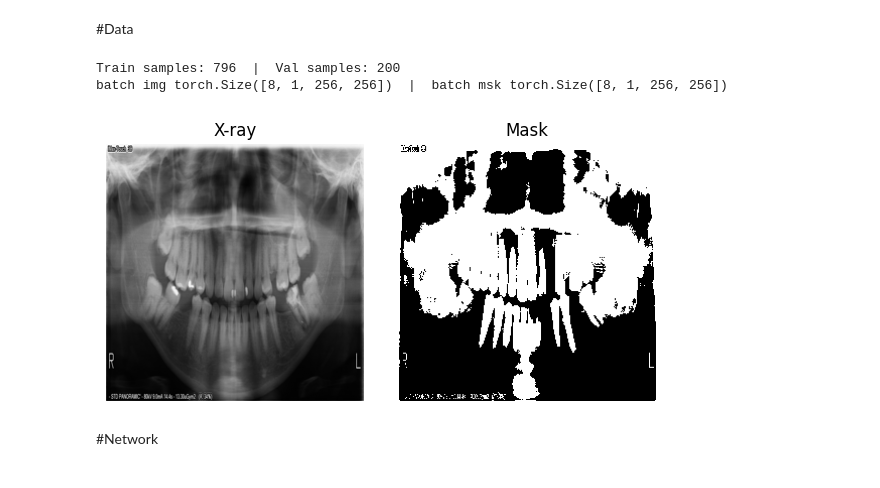
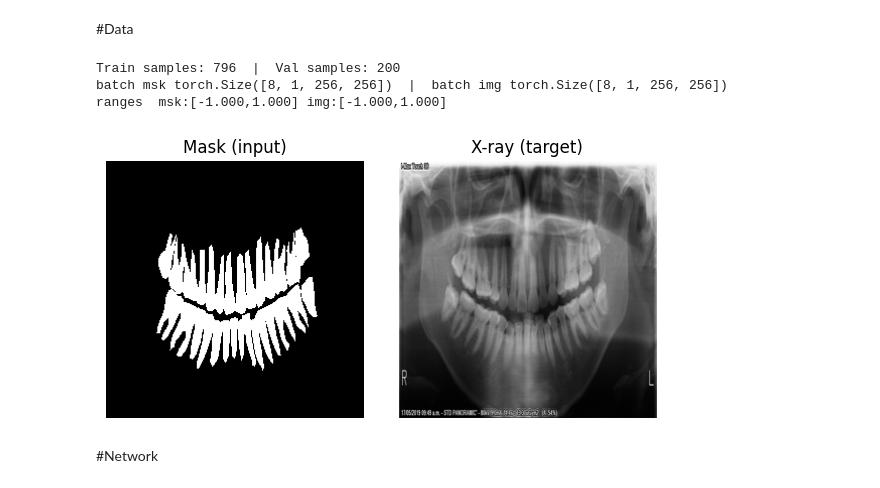
Before and after one commit to robertopassante/Computer-Vision-Project, a Jupyter notebook: Code/SYNgen_final.ipynb, the cells around one changed output. Saved outputs shown, nothing was run; the diff lists cells and outputs as text; code cells hidden in the pictures.

```diff
--- a/Code/SYNgen_final.ipynb
+++ b/Code/SYNgen_final.ipynb
@@ -85,11 +85,6 @@ device = "cuda" if torch.cuda.is_available() else "cpu"
 #Utils
 # %%
 #utils
-def crop_right(pil_img, frac=0.5):
-    w, h = pil_img.size
-    left = int(w * (1 - frac))
-    return pil_img.crop((left, 0, w, h))
-
 def denorm_tanh(x):
     return (x.clamp(-1, 1) + 1) * 0.5
 
@@ -168,7 +163,6 @@ to_img = T.Compose([
 ])
 
 to_msk = T.Compose([
-    T.Lambda(lambda im: crop_right(im, 0.5)),
     T.Resize((IMG_SIZE, IMG_SIZE), interpolation=T.InterpolationMode.NEAREST),
     T.Grayscale(),
     T.ToTensor(),                       # [0,1]
@@ -477,45 +471,55 @@ def make_gen_loader(ref_loader):
         drop_last=False
     )
 # %%
-base_noaug = TeethDataset(IMG_DIR, MASK_DIR, to_img, to_msk, augment=False)
-base_aug   = TeethDataset(IMG_DIR, MASK_DIR, to_img, to_msk, augment=True)
+# --- sorgenti ---
+IMG_DIR = os.path.join(PNG_ROOT, "img")
+MAC_DIR = os.path.join(PNG_ROOT, "masks_machine")  # <= machine masks (grayscale)
 
-#####
+# Dataset base: (mask, img) per Pix2Pix
+base_noaug = TeethDataset(IMG_DIR, MAC_DIR, to_img, to_msk, augment=False)  # <= CHANGE qui
+base_aug   = TeethDataset(IMG_DIR, MAC_DIR, to_img, to_msk, augment=True)   # <= CHANGE qui
+
+# --- split ---
 N   = len(base_noaug)
 idx = np.random.permutation(N)
-n_val   = min(200, N-1)
-val_idx = idx[:n_val]
-train_idx = idx[n_val:]
+n_val    = min(200, N-1)
+val_idx  = idx[:n_val]
+train_idx= idx[n_val:]
 
-
+# --- train/val set ---
+# Concat di no-aug e aug sulle stesse chiavi per i soli indici di train
 train_ds = ConcatDataset([
     Subset(base_noaug, train_idx),
     Subset(base_aug,   train_idx),
 ])
-val_ds   = Subset(base_noaug, val_idx)
 
+val_ds   = Subset(base_noaug, val_idx)  # validazione senza augment
 
+# --- dataloader ---
 train_loader = DataLoader(train_ds, batch_size=BATCH_SIZE, shuffle=True,
                           num_workers=2, pin_memory=True, drop_last=True)
 val_loader   = DataLoader(val_ds,   batch_size=BATCH_SIZE, shuffle=False,
                           num_workers=2, pin_memory=True)
 
 print(f"Train samples: {len(train_ds)}  |  Val samples: {len(val_ds)}")
 
-msk_b, img_b = next(iter(train_loader))
+# --- sanity check: batch shape & range ---
+msk_b, img_b = next(iter(train_loader))  # Pix2Pix: input=mask, target=img
+print(f"batch msk {msk_b.shape}  |  batch img {img_b.shape}")
+print("ranges  msk:[{:.3f},{:.3f}] img:[{:.3f},{:.3f}]".format(
+    msk_b.min().item(), msk_b.max().item(), img_b.min().item(), img_b.max().item()))
 
-print(f"batch img {img_b.shape}  |  batch msk {msk_b.shape}")
+# --- quick viz ---
 j = np.random.randint(0, img_b.size(0))
-
-# plot del sample j (denormalizzato)
 fig, ax = plt.subplots(1, 2, figsize=(6,3))
-ax[0].imshow(denorm(img_b[j]).squeeze(0).cpu(), cmap="gray"); ax[0].set_title("X-ray"); ax[0].axis("off")
-ax[1].imshow(denorm(msk_b[j]).squeeze(0).cpu(), cmap="gray"); ax[1].set_title("Mask");  ax[1].axis("off")
+ax[0].imshow(denorm(msk_b[j]).squeeze(0).cpu(), cmap="gray"); ax[0].set_title("Mask (input)"); ax[0].axis("off")
+ax[1].imshow(denorm(img_b[j]).squeeze(0).cpu(), cmap="gray"); ax[1].set_title("X-ray (target)"); ax[1].axis("off")
 plt.tight_layout(); plt.show()
 # %% [output]
 Train samples: 796  |  Val samples: 200
-batch img torch.Size([8, 1, 256, 256])  |  batch msk torch.Size([8, 1, 256, 256])
+batch msk torch.Size([8, 1, 256, 256])  |  batch img torch.Size([8, 1, 256, 256])
+ranges  msk:[-1.000,1.000] img:[-1.000,1.000]
-[figure, old version]
+[figure, new version]
 # %% [markdown]
 #Network
 # %%
```
Also changed, not shown: parts of 12 cells of this notebook, 1 other file.
